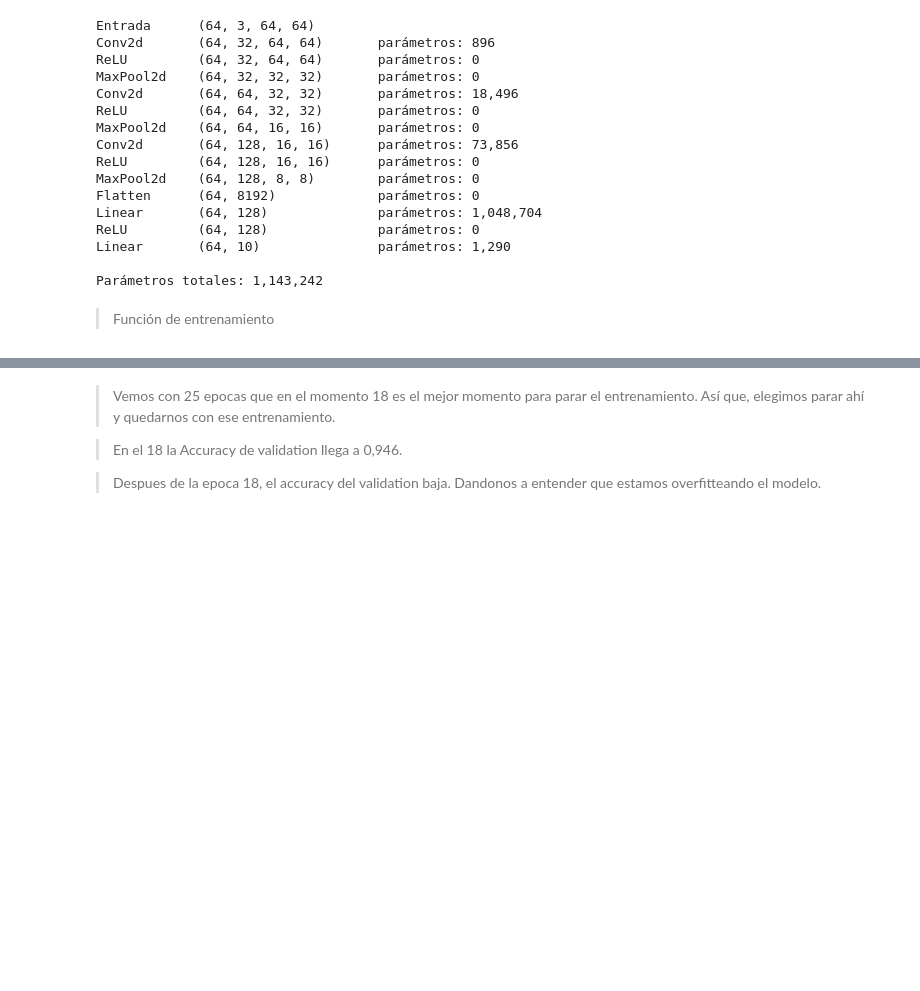
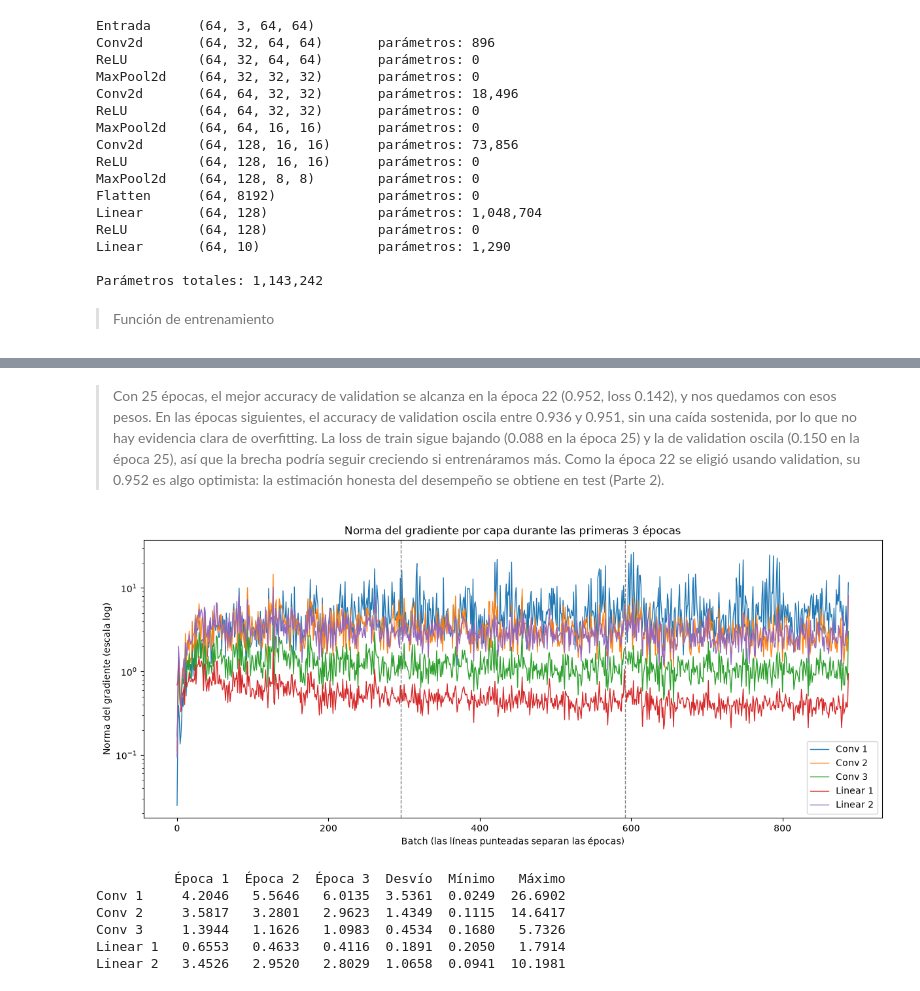
Before and after one commit to manuelferrario/tp3-redes-neuronales-EuroSAT, a Jupyter notebook: tp3.ipynb, the cells around one changed output, grey strips where cells are left out. Drawn from its saved outputs; the diff is of its cells as text; code cells hidden in the pictures; blank space fills up the shorter version.

Commit message:
Parte 1: reentrenamiento reproducible, gradientes y correccion de textos

```diff
--- a/tp3.ipynb
+++ b/tp3.ipynb
@@ -790,6 +811,2 @@ plt.show()
 # %% [markdown]
-> Vemos con 25 epocas que en el momento 18 es el mejor momento para parar el entrenamiento. Así que, elegimos parar ahí y quedarnos con ese entrenamiento.
-
-> En el 18 la Accuracy de validation llega a 0,946.
-
-> Despues de la epoca 18, el accuracy del validation baja. Dandonos a entender que estamos overfitteando el modelo.
+> Con 25 épocas, el mejor accuracy de validation se alcanza en la época 22 (0.952, loss 0.142), y nos quedamos con esos pesos. En las épocas siguientes, el accuracy de validation oscila entre 0.936 y 0.951, sin una caída sostenida, por lo que no hay evidencia clara de overfitting. La loss de train sigue bajando (0.088 en la época 25) y la de validation oscila (0.150 en la época 25), así que la brecha podría seguir creciendo si entrenáramos más. Como la época 22 se eligió usando validation, su 0.952 es algo optimista: la estimación honesta del desempeño se obtiene en test (Parte 2).
@@ -795,0 +819,40 @@ plt.show()
+# %%
+nombres_capas = ["Conv 1", "Conv 2", "Conv 3", "Linear 1", "Linear 2"]
+batches_por_epoca = len(train_loader)
+
+fig, ax = plt.subplots(figsize=(12, 5), constrained_layout=True)
+for nombre, normas in zip(nombres_capas, gradientes_v2.values()):
+    ax.plot(normas, label=nombre, linewidth=1)
+
+# Líneas verticales que marcan el fin de cada época
+for e in range(1, 3):
+    ax.axvline(e * batches_por_epoca, color="gray", linestyle="--", linewidth=1)
+
+ax.set_yscale("log")
+ax.set_title("Norma del gradiente por capa durante las primeras 3 épocas")
+ax.set_xlabel("Batch (las líneas punteadas separan las épocas)")
+ax.set_ylabel("Norma del gradiente (escala log)")
+ax.legend()
+plt.show()
+# %% [output]
+[figure, added]
+# %%
+resumen = {}
+for nombre, normas in zip(nombres_capas, gradientes_v2.values()):
+    normas = torch.tensor(normas)
+    resumen[nombre] = {
+        f"Época {e + 1}": normas[e * batches_por_epoca:(e + 1) * batches_por_epoca].mean().item()
+        for e in range(3)
+    }
+    resumen[nombre]["Desvío"] = normas.std().item()
+    resumen[nombre]["Mínimo"] = normas.min().item()
+    resumen[nombre]["Máximo"] = normas.max().item()
+
+print(pd.DataFrame(resumen).T.round(4))
+# %% [output]
+          Época 1  Época 2  Época 3  Desvío  Mínimo   Máximo
+Conv 1     4.2046   5.5646   6.0135  3.5361  0.0249  26.6902
+Conv 2     3.5817   3.2801   2.9623  1.4349  0.1115  14.6417
+Conv 3     1.3944   1.1626   1.0983  0.4534  0.1680   5.7326
+Linear 1   0.6553   0.4633   0.4116  0.1891  0.2050   1.7914
+Linear 2   3.4526   2.9520   2.8029  1.0658  0.0941  10.1981
```
Also changed, not shown: parts of 32 cells of this notebook, 1 other file.
